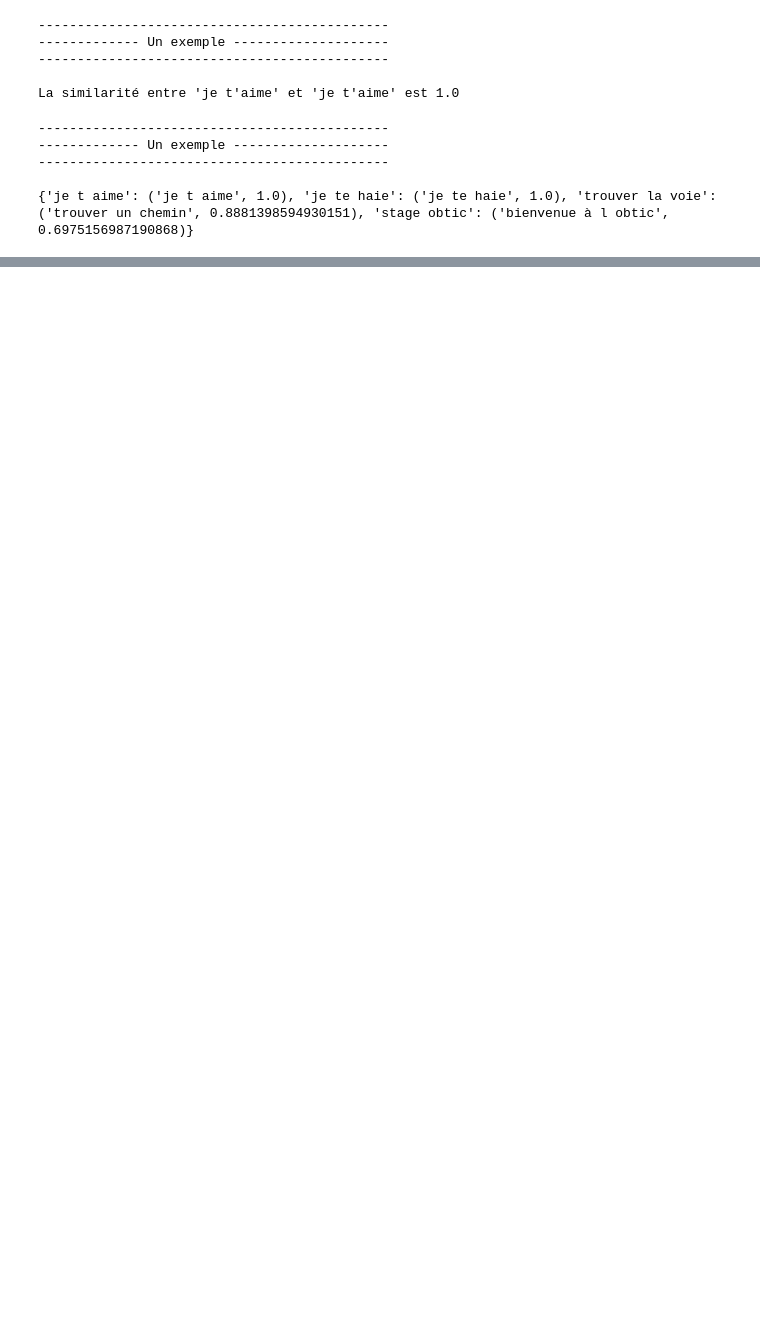
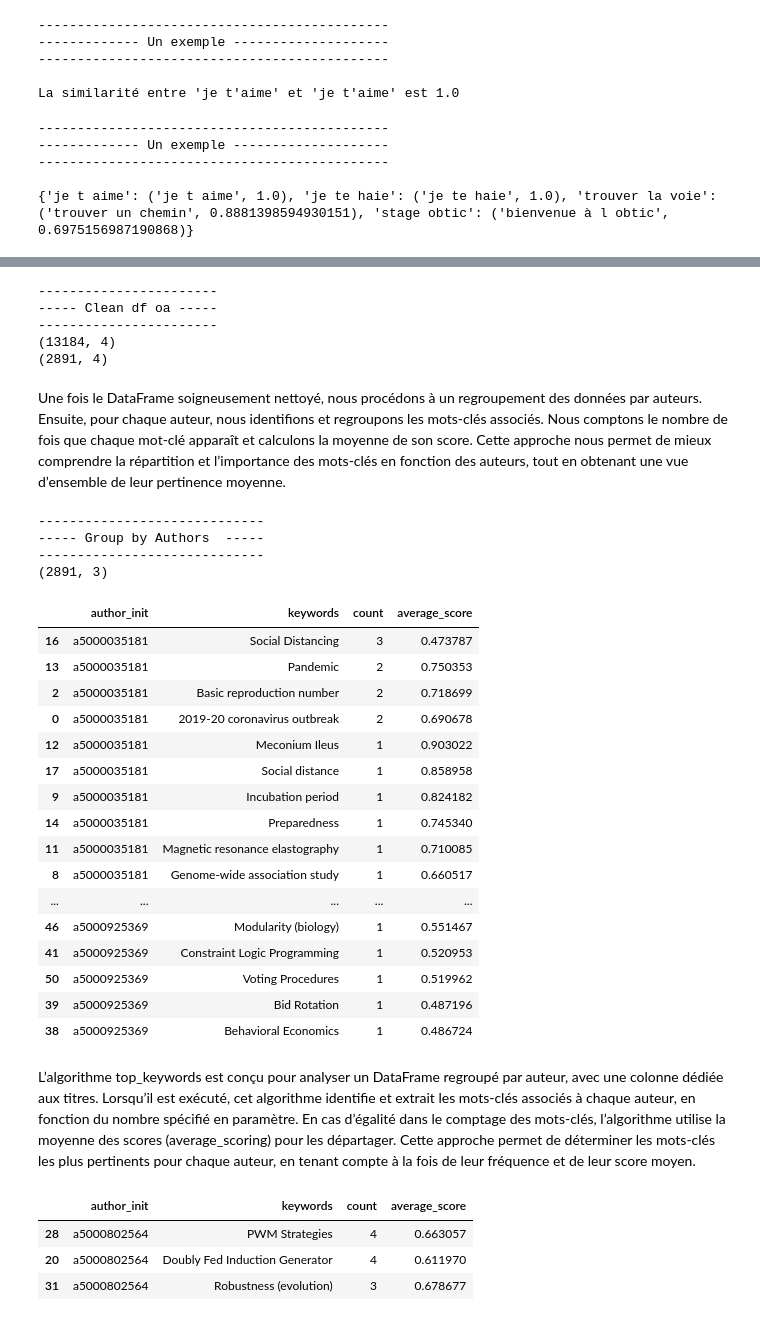
Before and after one commit to obtic-sorbonne/ontologies, a Jupyter notebook: code_me/book.ipynb, the cells around one changed output, grey strips where cells are left out. Saved outputs shown, nothing was run; the diff lists cells and outputs as text; code cells hidden in the pictures; blank space fills up the shorter version.

Commit message:
feat : add liaison kw_ author, liaison author-kw et ajout de texte

```diff
--- a/code_me/book.ipynb
+++ b/code_me/book.ipynb
@@ -1220,0 +1455,56 @@ auteurs = [
+# %%
+print("-----------------------")
+print("----- Clean df oa -----")
+print("-----------------------")
+print(df_2.shape)
+clean_doi_oa2(df_2)
+print(df_2.shape)
+# %% [output]
+-----------------------
+----- Clean df oa -----
+-----------------------
+(13184, 4)
+(2891, 4)
+# %%
+df_2.drop('doi', axis=1, inplace=True)
+# %% [markdown]
+Une fois le DataFrame soigneusement nettoyé, nous procédons à un regroupement des données par auteurs. Ensuite, pour chaque auteur, nous identifions et regroupons les mots-clés associés. Nous comptons le nombre de fois que chaque mot-clé apparaît et calculons la moyenne de son score. Cette approche nous permet de mieux comprendre la répartition et l’importance des mots-clés en fonction des auteurs, tout en obtenant une vue d’ensemble de leur pertinence moyenne.
+# %%
+print("-----------------------------")
+print("----- Group by Authors ------")
+print("-----------------------------")
+print(df_2.shape)
+# Groupement et agrégation
+grouped_df_author = df_2.groupby(['author_init', 'keywords']).agg(
+    count=('keywords', 'size'),
+    average_score=('scorings', 'mean')
+).reset_index()
+
+# Tri par ordre décroissant de 'count' puis de 'average_score'
+grouped_df_author = grouped_df_author.sort_values(by=['author_init', 'count', 'average_score'], ascending=[True, False, False])
+
+grouped_df_author.head(50)
+# %% [output]
+-----------------------------
+----- Group by Authors  -----
+-----------------------------
+(2891, 3)
+|  | author_init | keywords | count | average_score |
+| 16 | a5000035181 | Social Distancing | 3 | 0.473787 |
+| 13 | a5000035181 | Pandemic | 2 | 0.750353 |
+| 2 | a5000035181 | Basic reproduction number | 2 | 0.718699 |
+| 0 | a5000035181 | 2019-20 coronavirus outbreak | 2 | 0.690678 |
+| 12 | a5000035181 | Meconium Ileus | 1 | 0.903022 |
+| 17 | a5000035181 | Social distance | 1 | 0.858958 |
+| 9 | a5000035181 | Incubation period | 1 | 0.824182 |
+| 14 | a5000035181 | Preparedness | 1 | 0.745340 |
+| 11 | a5000035181 | Magnetic resonance elastography | 1 | 0.710085 |
+| 8 | a5000035181 | Genome-wide association study | 1 | 0.660517 |
+| ... | ... | ... | ... | ... |
+| 46 | a5000925369 | Modularity (biology) | 1 | 0.551467 |
+| 41 | a5000925369 | Constraint Logic Programming | 1 | 0.520953 |
+| 50 | a5000925369 | Voting Procedures | 1 | 0.519962 |
+| 39 | a5000925369 | Bid Rotation | 1 | 0.487196 |
+| 38 | a5000925369 | Behavioral Economics | 1 | 0.486724 |
+# %% [markdown]
+L’algorithme top_keywords est conçu pour analyser un DataFrame regroupé par auteur, avec une colonne dédiée aux titres. Lorsqu’il est exécuté, cet algorithme identifie et extrait les mots-clés associés à chaque auteur, en fonction du nombre spécifié en paramètre. En cas d’égalité dans le comptage des mots-clés, l’algorithme utilise la moyenne des scores (average_scoring) pour les départager. Cette approche permet de déterminer les mots-clés les plus pertinents pour chaque auteur, en tenant compte à la fois de leur fréquence et de leur score moyen.
@@ -1220,0 +1528,7 @@ auteurs = [
+# %%
+top_keywords("a5000802564", 3)
+# %% [output]
+|  | author_init | keywords | count | average_score |
+| 28 | a5000802564 | PWM Strategies | 4 | 0.663057 |
+| 20 | a5000802564 | Doubly Fed Induction Generator | 4 | 0.611970 |
+| 31 | a5000802564 | Robustness (evolution) | 3 | 0.678677 |
```
Also changed, not shown: parts of 73 cells of this notebook, 12 other files.
